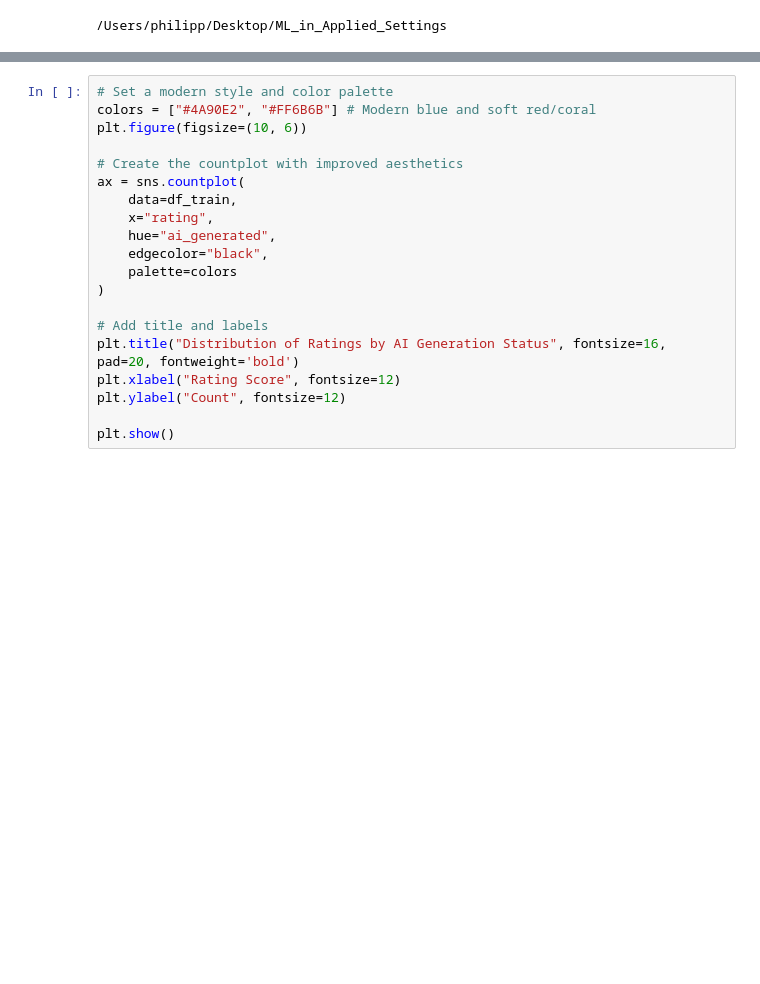
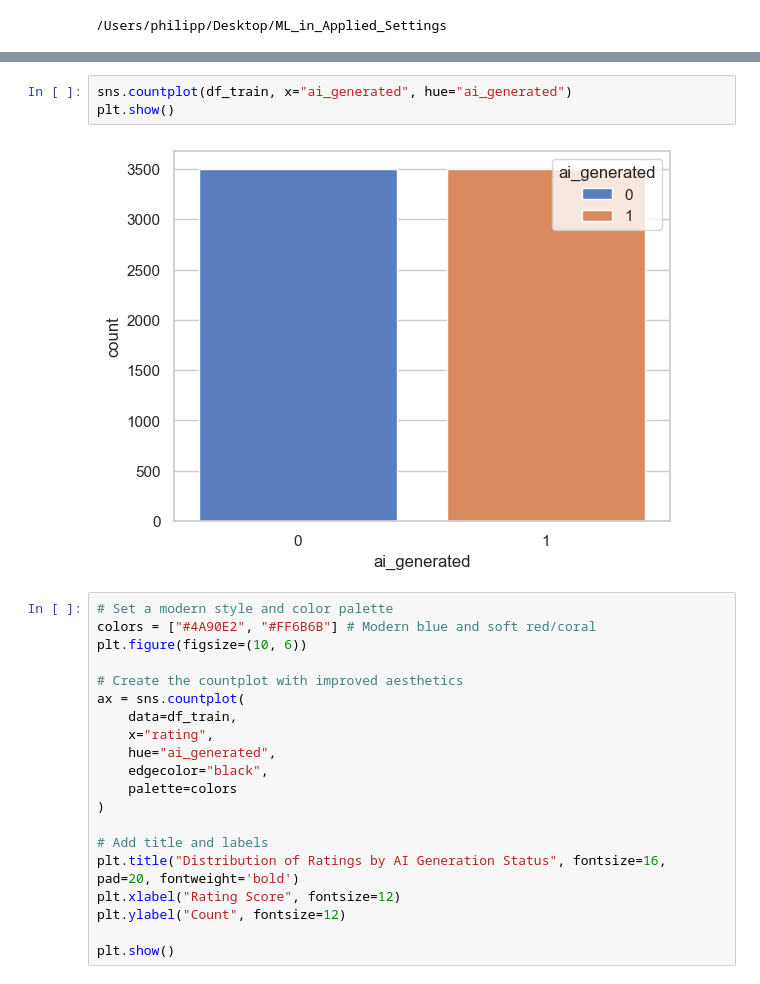
Before and after one commit to PhilM1Pro/ML-in-Applied-setting, a Jupyter notebook: EDA.ipynb, the cells around one changed output, grey strips where cells are left out. Drawn from its saved outputs; the diff is of its cells as text; blank space fills up the shorter version.

```diff
--- a/EDA.ipynb
+++ b/EDA.ipynb
@@ -28,3 +87,8 @@ df_train.head()
+# %%
+sns.countplot(df_train, x="ai_generated", hue="ai_generated")
+plt.show()
+# %% [output]
+[figure, added]
 # %%
 # Set a modern style and color palette
 colors = ["#4A90E2", "#FF6B6B"] # Modern blue and soft red/coral
```
Also changed, not shown: parts of 6 cells of this notebook, 3 other files.
